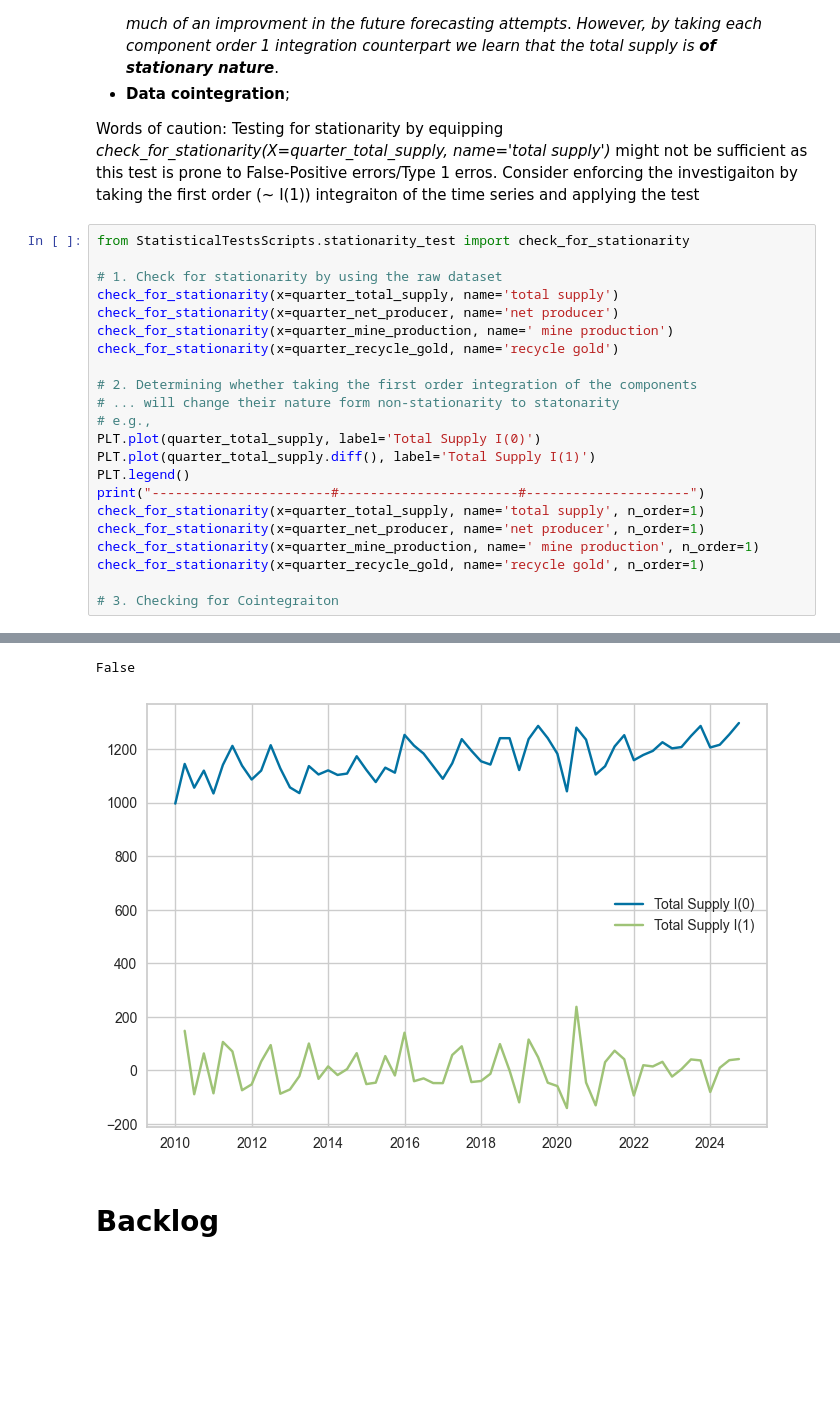
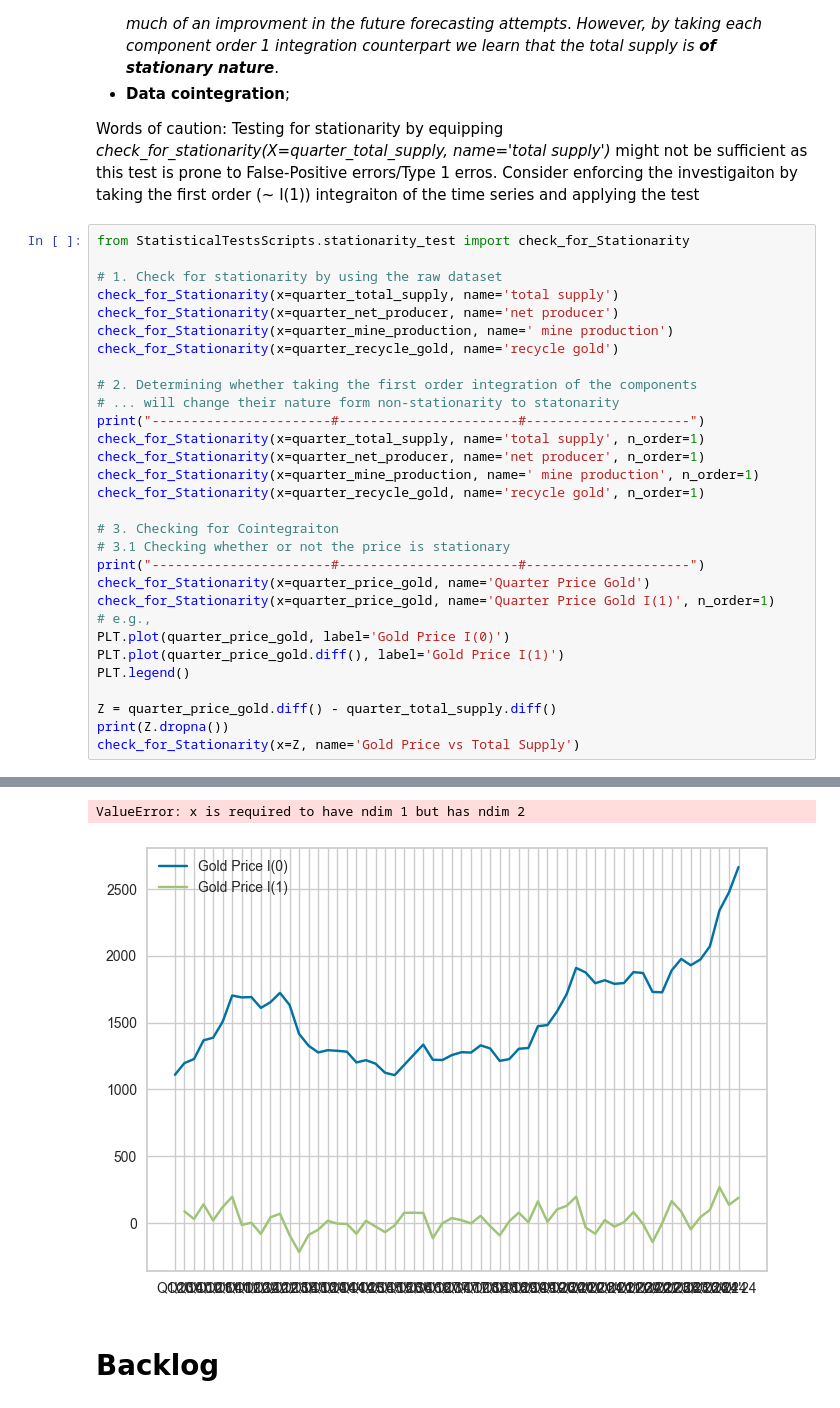
Before and after one commit to ShiyiU/HTTStockIndustryRankingTool, a Jupyter notebook: Gold and Silver/EDA.ipynb, the cells around one changed output, grey strips where cells are left out. Drawn from its saved outputs; the diff is of its cells as text; blank space fills up the shorter version.

Commit message:
<Minor> yet to be finished analysis; check whether Z cointegrate or not

```diff
--- a/Gold and Silver/EDA.ipynb
+++ b/Gold and Silver/EDA.ipynb
@@ -580,27 +580,35 @@ By the book, one will check - by using different tests - the following attribute
 Words of caution:
 Testing for stationarity by equipping *check_for_stationarity(X=quarter_total_supply, name='total supply')* might not be sufficient as this test is prone to False-Positive errors/Type 1 erros. Consider enforcing the investigaiton by taking the first order (~ I(1)) integraiton of the time series and applying the test
 # %%
-from StatisticalTestsScripts.stationarity_test import check_for_stationarity
+from StatisticalTestsScripts.stationarity_test import check_for_Stationarity
 
 # 1. Check for stationarity by using the raw dataset
-check_for_stationarity(x=quarter_total_supply, name='total supply')
-check_for_stationarity(x=quarter_net_producer, name='net producer')
-check_for_stationarity(x=quarter_mine_production, name=' mine production')
-check_for_stationarity(x=quarter_recycle_gold, name='recycle gold')
+check_for_Stationarity(x=quarter_total_supply, name='total supply')
+check_for_Stationarity(x=quarter_net_producer, name='net producer')
+check_for_Stationarity(x=quarter_mine_production, name=' mine production')
+check_for_Stationarity(x=quarter_recycle_gold, name='recycle gold')
 
 # 2. Determining whether taking the first order integration of the components
 # ... will change their nature form non-stationarity to statonarity
-# e.g.,
-PLT.plot(quarter_total_supply, label='Total Supply I(0)')
-PLT.plot(quarter_total_supply.diff(), label='Total Supply I(1)')
-PLT.legend()
 print("-----------------------#-----------------------#---------------------")
-check_for_stationarity(x=quarter_total_supply, name='total supply', n_order=1)
-check_for_stationarity(x=quarter_net_producer, name='net producer', n_order=1)
-check_for_stationarity(x=quarter_mine_production, name=' mine production', n_order=1)
-check_for_stationarity(x=quarter_recycle_gold, name='recycle gold', n_order=1)
+check_for_Stationarity(x=quarter_total_supply, name='total supply', n_order=1)
+check_for_Stationarity(x=quarter_net_producer, name='net producer', n_order=1)
+check_for_Stationarity(x=quarter_mine_production, name=' mine production', n_order=1)
+check_for_Stationarity(x=quarter_recycle_gold, name='recycle gold', n_order=1)
 
 # 3. Checking for Cointegraiton
+# 3.1 Checking whether or not the price is stationary
+print("-----------------------#-----------------------#---------------------")
+check_for_Stationarity(x=quarter_price_gold, name='Quarter Price Gold')
+check_for_Stationarity(x=quarter_price_gold, name='Quarter Price Gold I(1)', n_order=1)
+# e.g.,
+PLT.plot(quarter_price_gold, label='Gold Price I(0)')
+PLT.plot(quarter_price_gold.diff(), label='Gold Price I(1)')
+PLT.legend()
+
+Z = quarter_price_gold.diff() - quarter_total_supply.diff()
+print(Z.dropna())
+check_for_Stationarity(x=Z, name='Gold Price vs Total Supply')
 # %% [output]
 P_value = 0.9335: the series 'total supply' is likely non-stationary
 P_value = 0.0000: the series 'net producer' is likely stationary
@@ -614,5 +628,5 @@ P_value = 0.1362: the series 'recycle gold' is likely non-stationary
-False
+ValueError: x is required to have ndim 1 but has ndim 2
-[figure, old version]
+[figure, new version]
 # %% [markdown]
 # Backlog
 # %%
```
Also changed, not shown: parts of 1 cell of this notebook.
